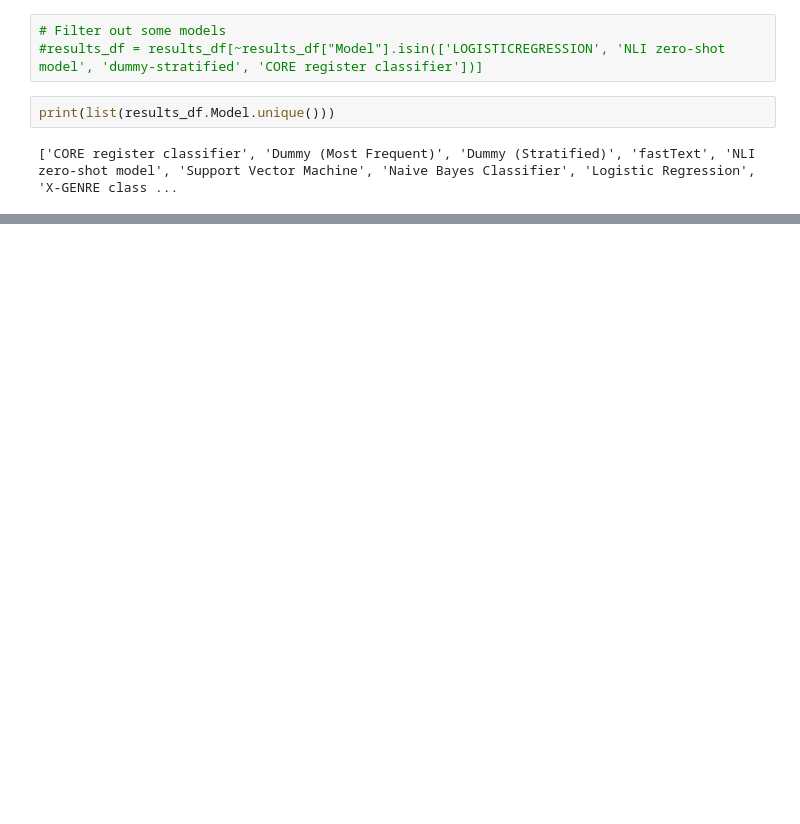
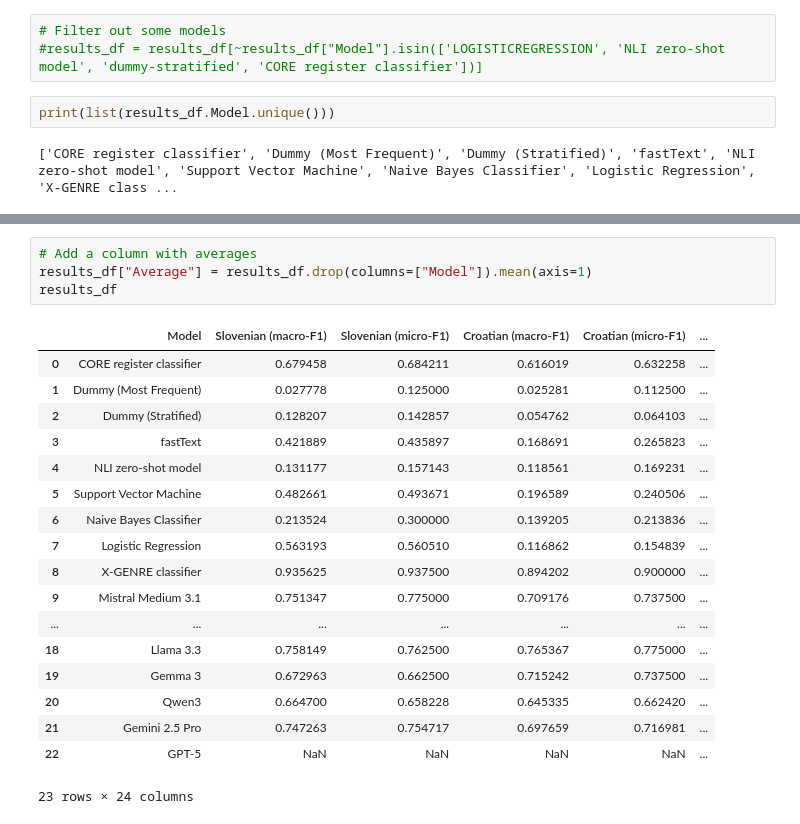
Before and after one commit to TajaKuzman/AGILE-Automatic-Genre-Identification-Benchmark, a Jupyter notebook: evaluation-of-results/evaluation_of_results.ipynb, the cells around one changed output, grey strips where cells are left out. Cells and saved outputs as stored; diff of their text form; blank space fills up the shorter version.

```diff
--- a/evaluation-of-results/evaluation_of_results.ipynb
+++ b/evaluation-of-results/evaluation_of_results.ipynb
@@ -100,3 +120,26 @@ print(results_df.sort_values(by="Slovenian (macro-F1)", ascending=False).round(2
+# %%
+# Add a column with averages
+results_df["Average"] = results_df.drop(columns=["Model"]).mean(axis=1)
+results_df
+# %% [output]
+|  | Model | Slovenian (macro-F1) | Slovenian (micro-F1) | Croatian (macro-F1) | Croatian (micro-F1) | ... |
+| 0 | CORE register classifier | 0.679458 | 0.684211 | 0.616019 | 0.632258 | ... |
+| 1 | Dummy (Most Frequent) | 0.027778 | 0.125000 | 0.025281 | 0.112500 | ... |
+| 2 | Dummy (Stratified) | 0.128207 | 0.142857 | 0.054762 | 0.064103 | ... |
+| 3 | fastText | 0.421889 | 0.435897 | 0.168691 | 0.265823 | ... |
+| 4 | NLI zero-shot model | 0.131177 | 0.157143 | 0.118561 | 0.169231 | ... |
+| 5 | Support Vector Machine | 0.482661 | 0.493671 | 0.196589 | 0.240506 | ... |
+| 6 | Naive Bayes Classifier | 0.213524 | 0.300000 | 0.139205 | 0.213836 | ... |
+| 7 | Logistic Regression | 0.563193 | 0.560510 | 0.116862 | 0.154839 | ... |
+| 8 | X-GENRE classifier | 0.935625 | 0.937500 | 0.894202 | 0.900000 | ... |
+| 9 | Mistral Medium 3.1 | 0.751347 | 0.775000 | 0.709176 | 0.737500 | ... |
+| ... | ... | ... | ... | ... | ... | ... |
+| 18 | Llama 3.3 | 0.758149 | 0.762500 | 0.765367 | 0.775000 | ... |
+| 19 | Gemma 3 | 0.672963 | 0.662500 | 0.715242 | 0.737500 | ... |
+| 20 | Qwen3 | 0.664700 | 0.658228 | 0.645335 | 0.662420 | ... |
+| 21 | Gemini 2.5 Pro | 0.747263 | 0.754717 | 0.697659 | 0.716981 | ... |
+| 22 | GPT-5 | NaN | NaN | NaN | NaN | ... |
+23 rows × 24 columns
 # %%
 import seaborn as sns
 import matplotlib.pyplot as plt
```
Also changed, not shown: parts of 5 cells of this notebook, 24 other files.
